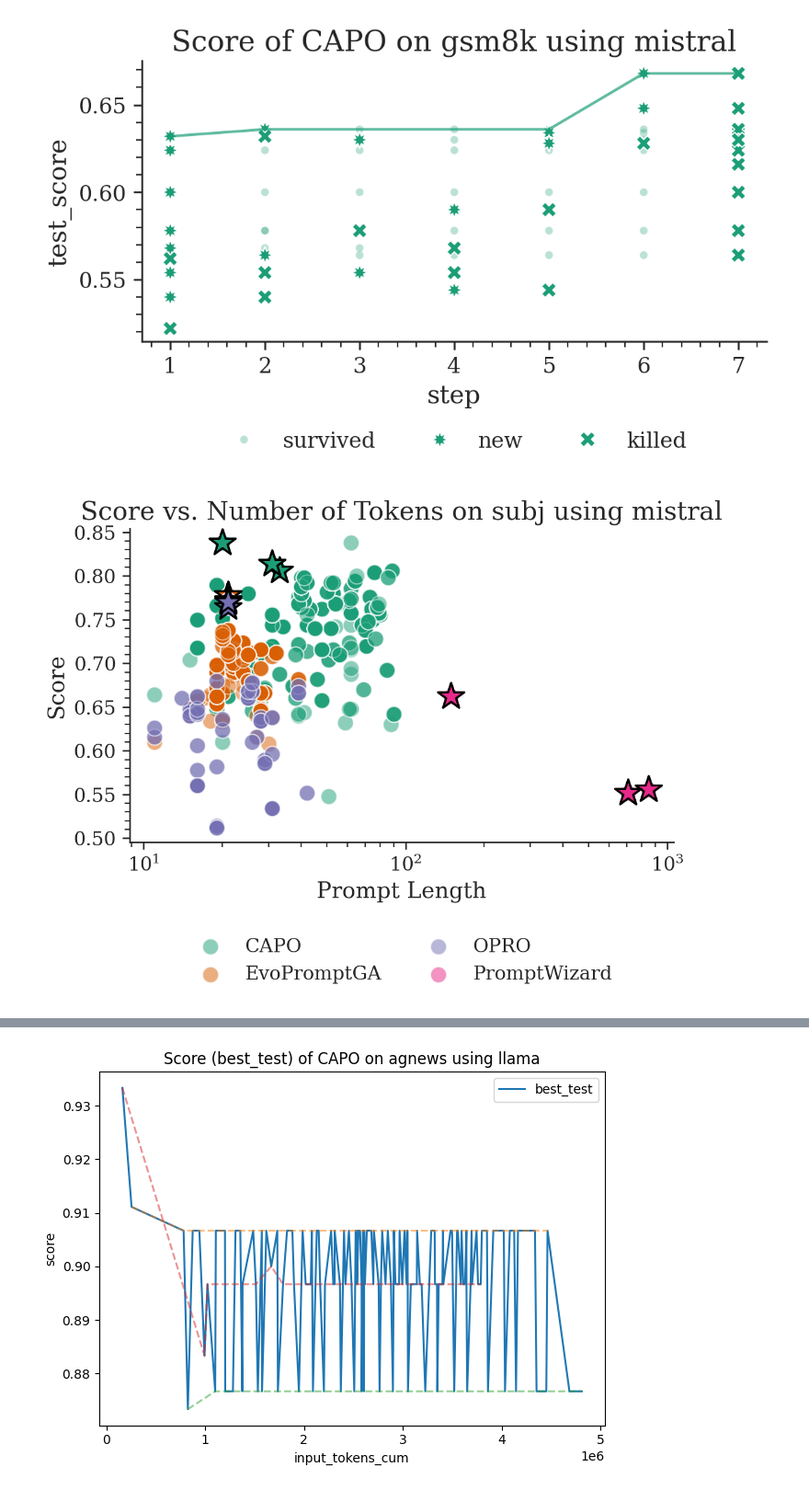
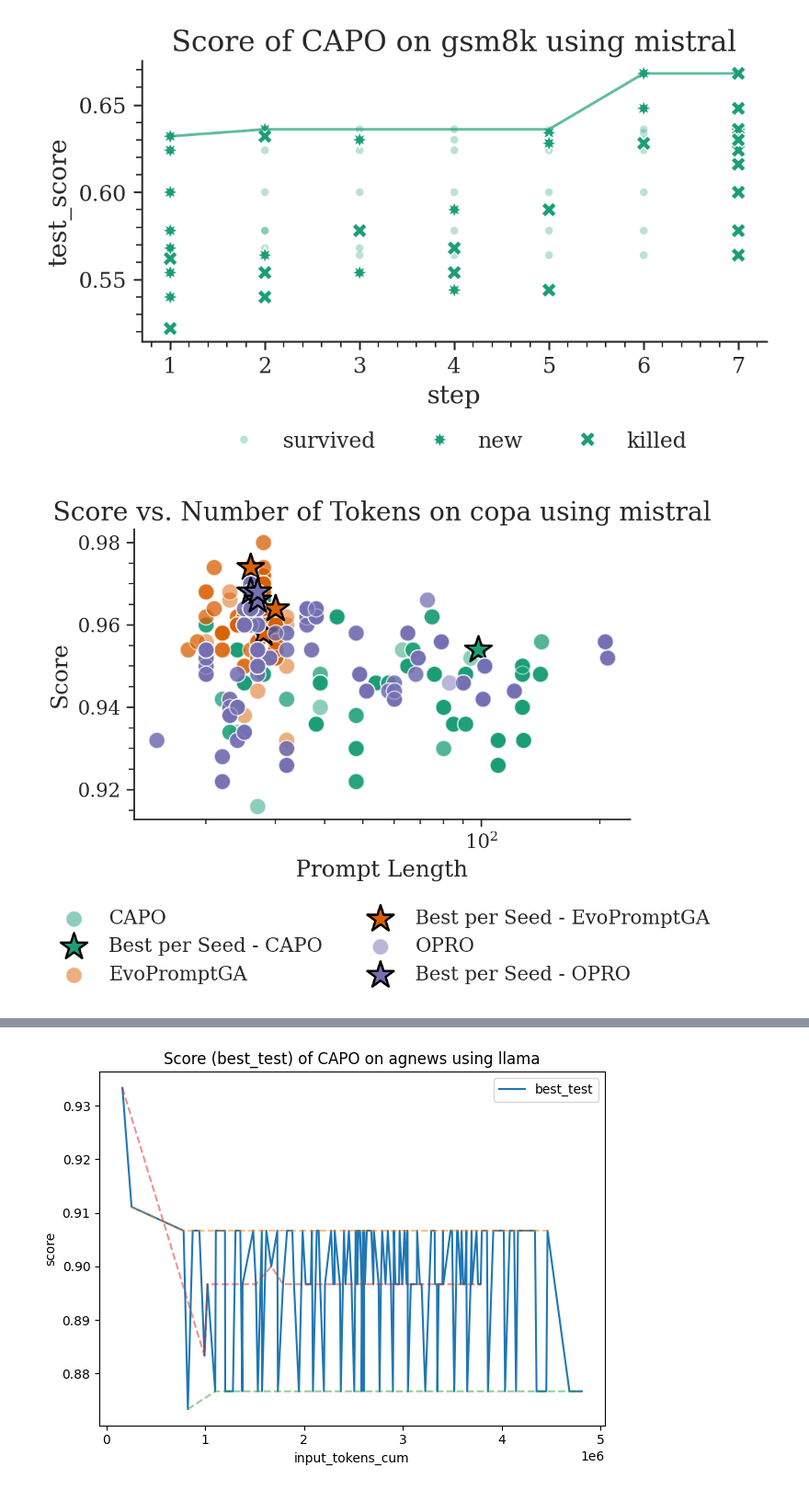
Before and after one commit to finitearth/capo, a Jupyter notebook: notebooks/seed_aggregation_eval.ipynb, the cells around one changed output, grey strips where cells are left out. Shown at 92% size. Saved outputs shown, nothing was run; the diff lists cells and outputs as text; code cells hidden in the pictures.

Commit message:
fix table generation function and add notebook for result plot inspection

```diff
--- a/notebooks/seed_aggregation_eval.ipynb
+++ b/notebooks/seed_aggregation_eval.ipynb
@@ -34,12 +36,12 @@ plot_population_members("gsm8k", "mistral", optim="CAPO", x_col="step", seeds=[4
 [figure]
 # %%
 plot_length_score(
-    "subj",
+    "copa",
     "mistral",
-    ["CAPO", "EvoPromptGA", "OPRO", "PromptWizard"],
+    ["CAPO", "EvoPromptGA", "OPRO"],
     x_col="instr_len",
     score_col="test_score",
     log_scale=True,
 );
 # %% [output]
-[figure, old version]
+[figure, new version]
```
Also changed, not shown: parts of 8 cells of this notebook, 3 other files.
